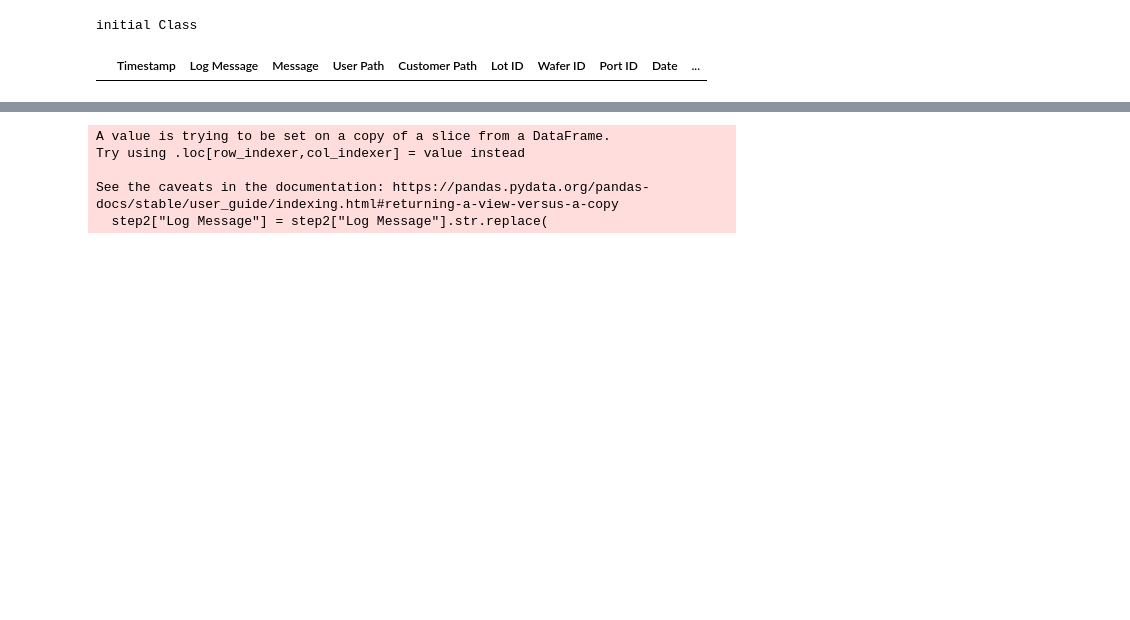
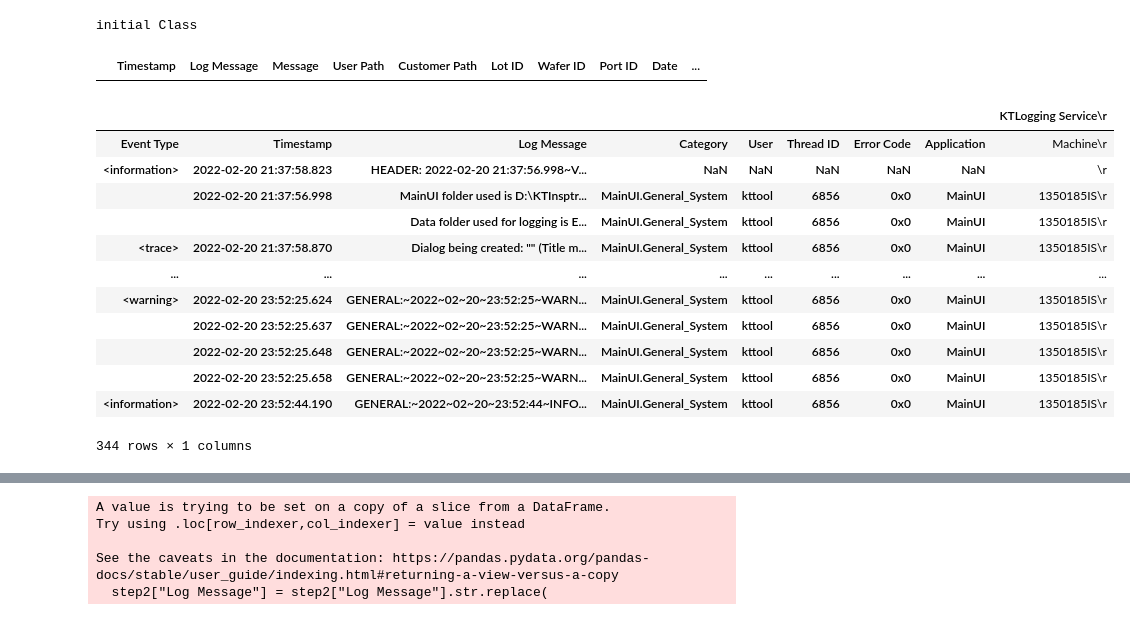
Before and after one commit to fr4nc1sj0hn/side-project-extractor, a Jupyter notebook: Mimic PowerBI.ipynb, the cells around one changed output, grey strips where cells are left out. Cells and saved outputs as stored; diff of their text form; code cells hidden in the pictures; blank space fills up the shorter version.

```diff
--- a/Mimic PowerBI.ipynb
+++ b/Mimic PowerBI.ipynb
@@ -64,6 +76,25 @@ parser.parsedLog
 # %% [output]
 initial Class
 |  | Timestamp | Log Message | Message | User Path | Customer Path | Lot ID | Wafer ID | Port ID | Date | ... |
+# %%
+
+path = "C:\\Users\\Francis John Picaso\\Repositories\\Teo\\GeneralLog1350185-220220.log"
+df = pd.read_csv(path, sep='\t', lineterminator='\n',on_bad_lines='skip')
+df
+# %% [output]
+|  |  |  |  |  |  |  |  | KTLogging Service\r |
+| Event Type | Timestamp | Log Message | Category | User | Thread ID | Error Code | Application | Machine\r |
+| <information> | 2022-02-20 21:37:58.823 | HEADER: 2022-02-20 21:37:56.998~V... | NaN | NaN | NaN | NaN | NaN | \r |
+|  | 2022-02-20 21:37:56.998 | MainUI folder used is D:\KTInsptr... | MainUI.General_System | kttool | 6856 | 0x0 | MainUI | 1350185IS\r |
+|  |  | Data folder used for logging is E... | MainUI.General_System | kttool | 6856 | 0x0 | MainUI | 1350185IS\r |
+| <trace> | 2022-02-20 21:37:58.870 | Dialog being created: "" (Title m... | MainUI.General_System | kttool | 6856 | 0x0 | MainUI | 1350185IS\r |
+| ... | ... | ... | ... | ... | ... | ... | ... | ... |
+| <warning> | 2022-02-20 23:52:25.624 | GENERAL:~2022~02~20~23:52:25~WARN... | MainUI.General_System | kttool | 6856 | 0x0 | MainUI | 1350185IS\r |
+|  | 2022-02-20 23:52:25.637 | GENERAL:~2022~02~20~23:52:25~WARN... | MainUI.General_System | kttool | 6856 | 0x0 | MainUI | 1350185IS\r |
+|  | 2022-02-20 23:52:25.648 | GENERAL:~2022~02~20~23:52:25~WARN... | MainUI.General_System | kttool | 6856 | 0x0 | MainUI | 1350185IS\r |
+|  | 2022-02-20 23:52:25.658 | GENERAL:~2022~02~20~23:52:25~WARN... | MainUI.General_System | kttool | 6856 | 0x0 | MainUI | 1350185IS\r |
+| <information> | 2022-02-20 23:52:44.190 | GENERAL:~2022~02~20~23:52:44~INFO... | MainUI.General_System | kttool | 6856 | 0x0 | MainUI | 1350185IS\r |
+344 rows × 1 columns
 # %%
 #placeholder columns to get all data
 
```
Also changed, not shown: parts of 6 cells of this notebook, 4 other files.
